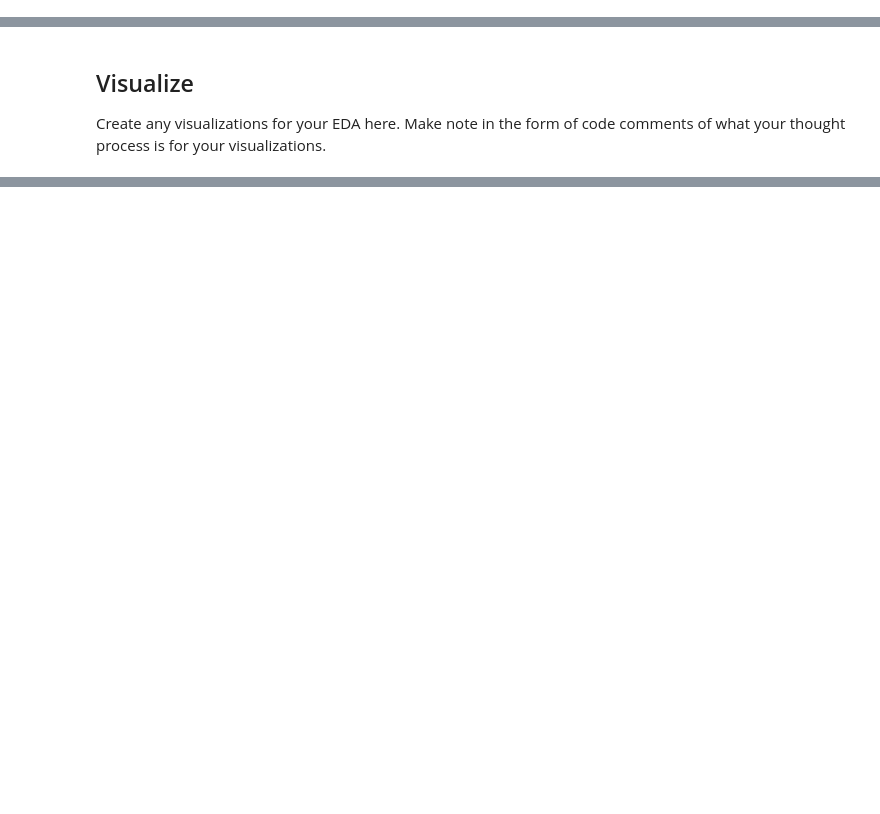
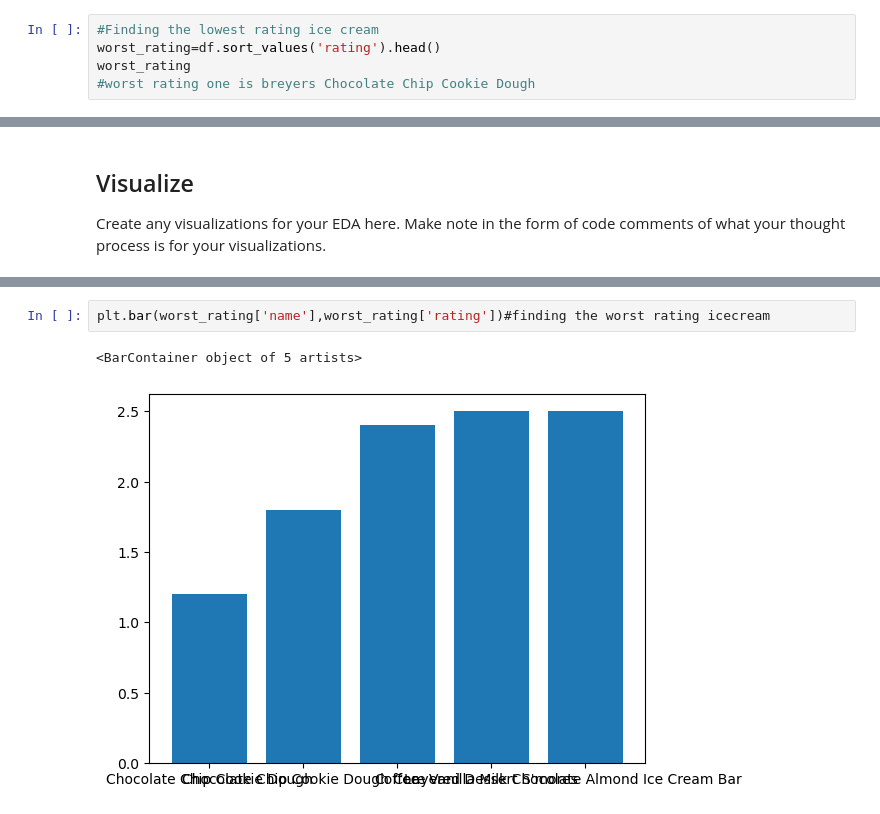
Before and after one commit to KavVij/eda-checkpoint_Kav, a Jupyter notebook: checkpoint-two.ipynb, the cells around one changed output, grey strips where cells are left out. Saved outputs shown, nothing was run; the diff lists cells and outputs as text; blank space fills up the shorter version.

```diff
--- a/checkpoint-two.ipynb
+++ b/checkpoint-two.ipynb
@@ -28,0 +104,5 @@ When working on your code, make sure to leave comments so that your mentors can
+# %%
+#Finding the lowest rating ice cream
+worst_rating=df.sort_values('rating').head()
+worst_rating
+#worst rating one is breyers Chocolate Chip Cookie Dough
@@ -32,0 +152,5 @@ Create any visualizations for your EDA here. Make note in the form of code comme
+# %%
+plt.bar(worst_rating['name'],worst_rating['rating'])#finding the worst rating icecream
+# %% [output]
+<BarContainer object of 5 artists>
+[figure, added]
```
Also changed, not shown: parts of 12 cells of this notebook.
